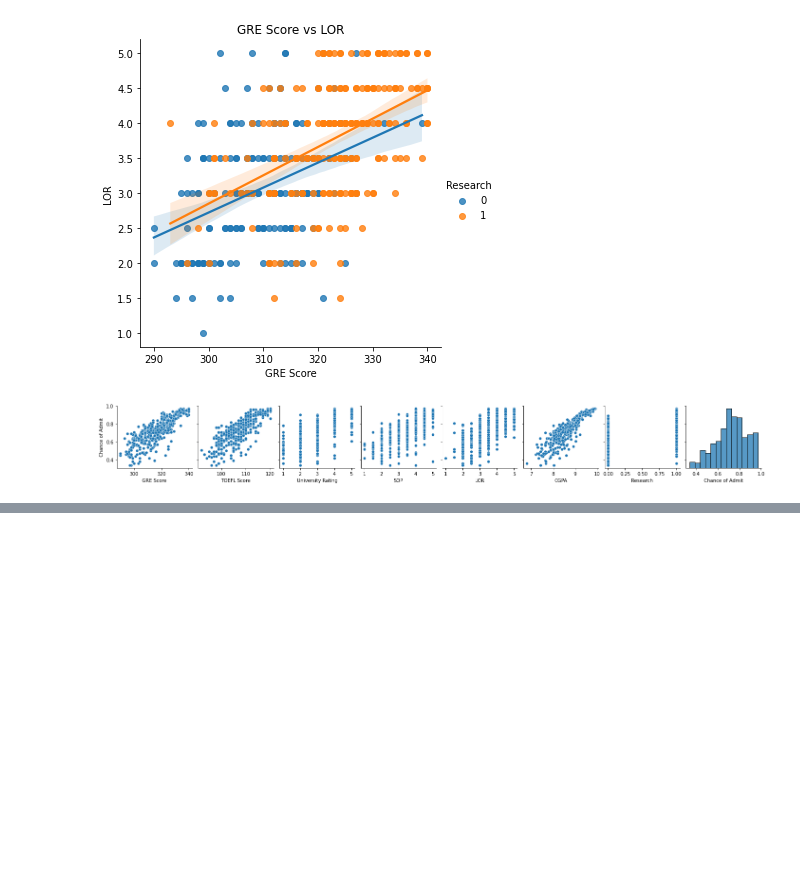
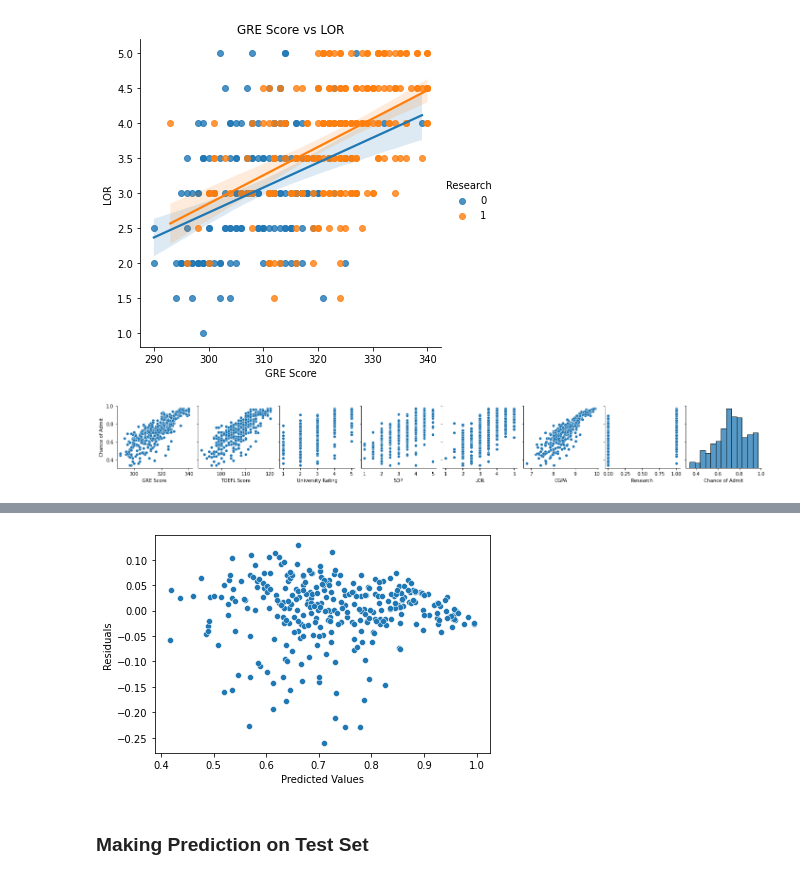
Before and after one commit to bpst-apps/machine-learning-algorithms, a Jupyter notebook: 01-Graduate-Admission-Chance-Prediction.ipynb, the cells around one changed output, grey strips where cells are left out. Cells and saved outputs as stored; diff of their text form; code cells hidden in the pictures; blank space fills up the shorter version.

```diff
--- a/01-Graduate-Admission-Chance-Prediction.ipynb
+++ b/01-Graduate-Admission-Chance-Prediction.ipynb
@@ -322,0 +499,10 @@ plt.show()
+# %%
+# plotting scatter plots for residuals
+sns.scatterplot(x=y_train_pred, y=(y_train - y_train_pred))
+plt.xlabel('Predicted Values')
+plt.ylabel('Residuals')
+plt.show()
+# %% [output]
+[figure, added]
+# %% [markdown]
+### Making Prediction on Test Set
```
Also changed, not shown: parts of 38 cells of this notebook.
